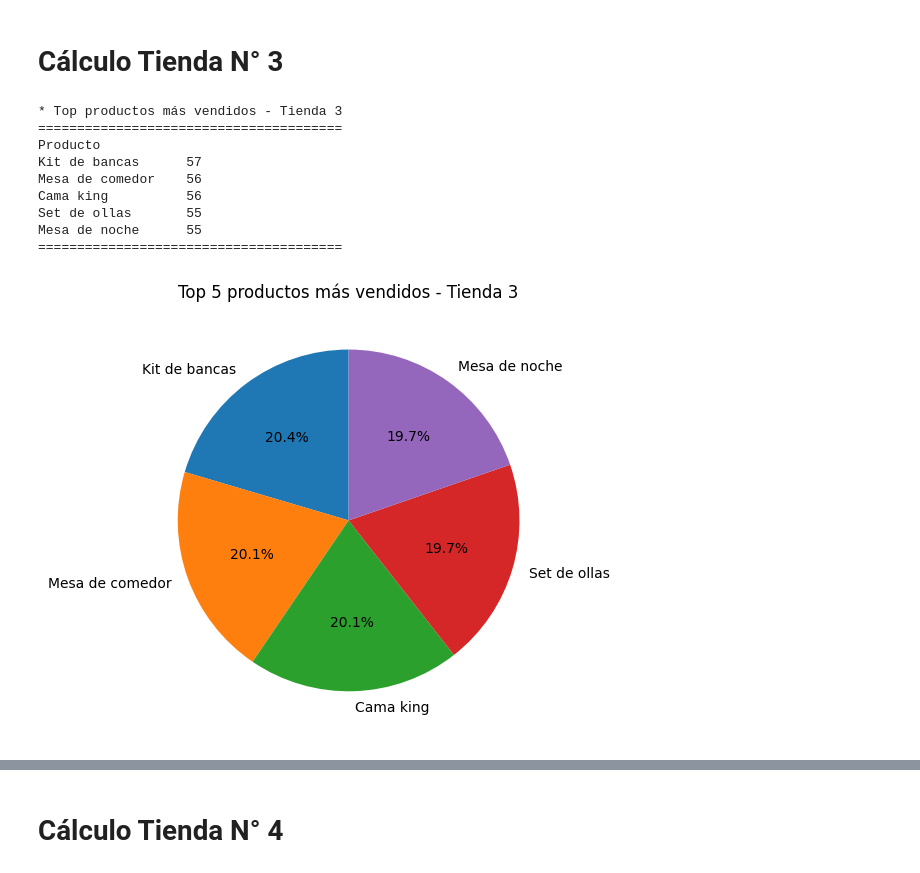
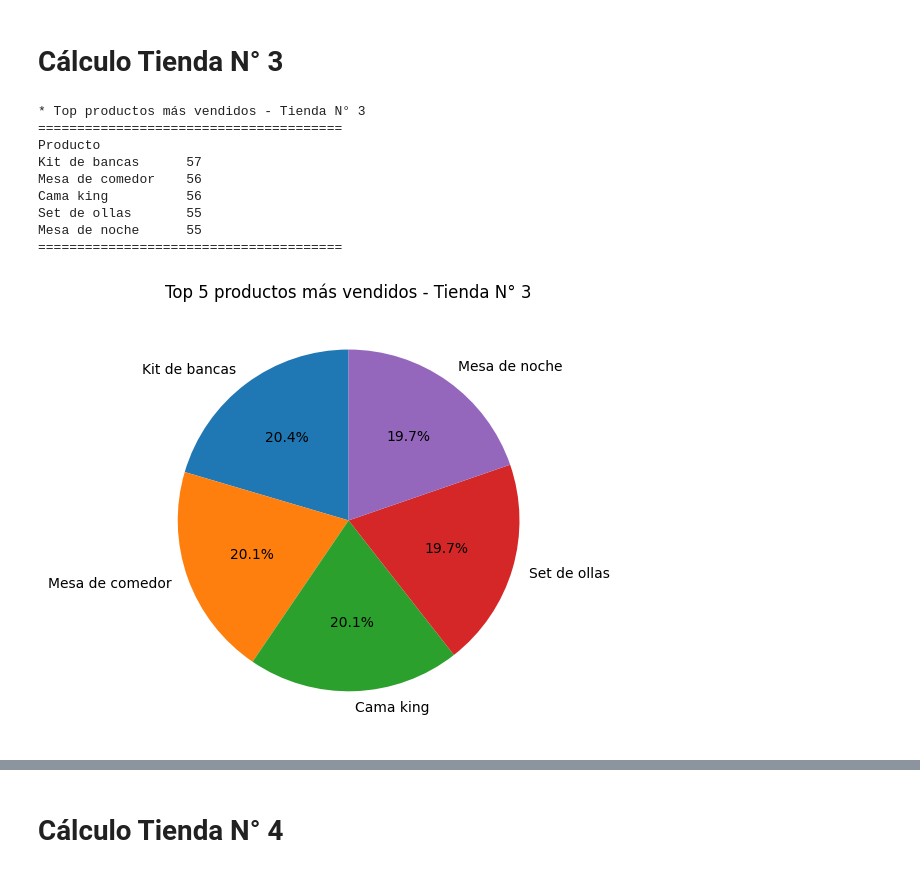
Before and after one commit to JoseIng-EO/challenge-alura-store, a Jupyter notebook: AluraStoreLatam.ipynb, the cells around one changed output, grey strips where cells are left out. Cells and saved outputs as stored; diff of their text form; code cells hidden in the pictures.

```diff
--- a/AluraStoreLatam.ipynb
+++ b/AluraStoreLatam.ipynb
@@ -291,35 +303,35 @@ Juego de mesa      32
 # %%
 #Top 5 de los productos más vendidos en la Tienda N° 3
 tienda3_ventas = tienda3["Producto"].value_counts()
 
-print("* Top productos más vendidos - Tienda 3")
+print("* Top productos más vendidos - Tienda N° 3")
 print("=======================================")
 print(tienda3_ventas.head().to_string(name=False, dtype=False))
 print("=======================================")
 
 # Gráfico de barras horizontal
 tienda3_ventas.head(5).plot(
     kind="pie",
-    title="Top 5 productos más vendidos - Tienda 3",
+    title="Top 5 productos más vendidos - Tienda N° 3",
     autopct='%1.1f%%',
     startangle=90,
     legend=False,
     ylabel=''
 )
 
 plt.tight_layout()
 plt.show()
 # %% [output]
-* Top productos más vendidos - Tienda 3
+* Top productos más vendidos - Tienda N° 3
 =======================================
 Producto
 Kit de bancas      57
 Mesa de comedor    56
 Cama king          56
 Set de ollas       55
 Mesa de noche      55
 =======================================
-[figure, old version]
+[figure, new version]
 # %%
 #Top 5 de los productos menos vendidos en la Tienda N° 3
 tienda3_ventas = tienda3["Producto"].value_counts()
```
Also changed, not shown: parts of 28 cells of this notebook.
